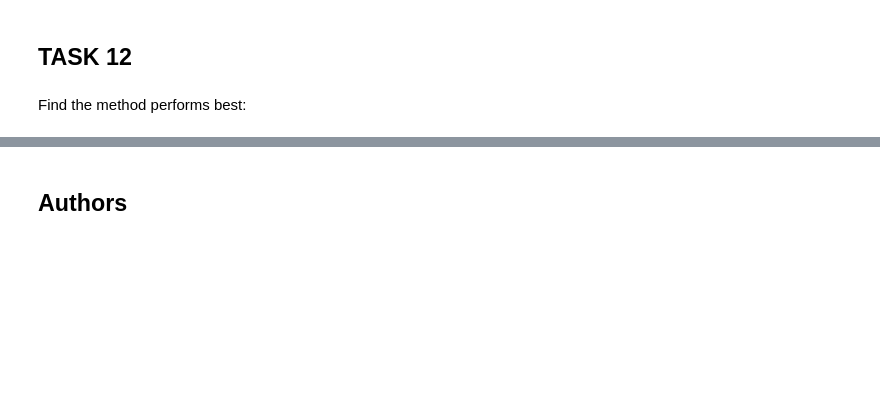
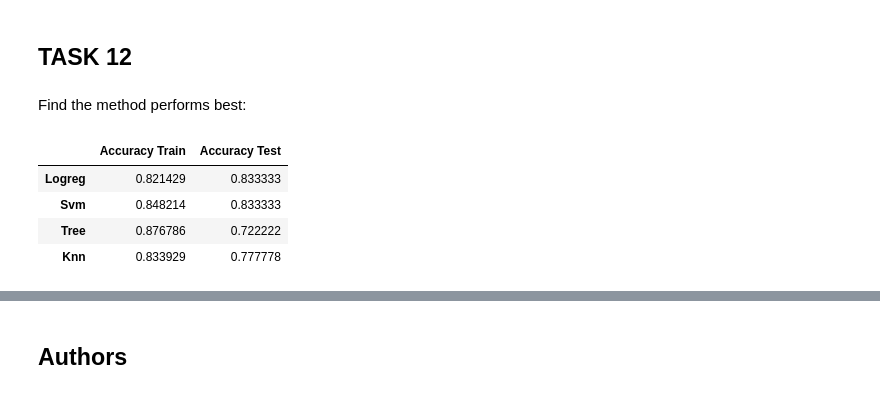
Before and after one commit to Sankethhhh/IBM-Data-Science-Course, a Jupyter notebook: Capstone-project/SpaceX_Machine_Learning_Prediction_Part_5.jupyterlite.ipynb, the cells around one changed output, grey strips where cells are left out. Drawn from its saved outputs; the diff is of its cells as text; code cells hidden in the pictures; blank space fills up the shorter version.

```diff
--- a/Capstone-project/SpaceX_Machine_Learning_Prediction_Part_5.jupyterlite.ipynb
+++ b/Capstone-project/SpaceX_Machine_Learning_Prediction_Part_5.jupyterlite.ipynb
@@ -185,3 +264,6 @@ parameters = {'criterion': ['gini', 'entropy'],
      'min_samples_split': [2, 5, 10]}
 
 tree = DecisionTreeClassifier()
+# %%
+tree_cv = GridSearchCV(tree, parameters, cv=10)
+tree_cv.fit(X_train, Y_train)
@@ -223,3 +353,23 @@ plot_confusion_matrix(Y_test,yhat)
 ## TASK  12
 # %% [markdown]
 Find the method performs best:
+# %%
+methods = ['Logreg','Svm','Tree','Knn']
+accs_train = [logreg_cv.best_score_, svm_cv.best_score_, tree_cv.best_score_, knn_cv.best_score_]
+accs_test = [acc_logreg_test_data, acc_svm_test_data, acc_tree_test_data, acc_knn_test_data]
+
+dict_meth_accs = {}
+
+for i in range(len(methods)):
+    dict_meth_accs[methods[i]] = [accs_train[i], accs_test[i]]
+
+df = pd.DataFrame.from_dict(dict_meth_accs, orient='index')
+df.rename(columns={0: 'Accuracy Train', 1: 'Accuracy Test'}, inplace = True)
+
+df.head()
+# %% [output]
+|  | Accuracy Train | Accuracy Test |
+| Logreg | 0.821429 | 0.833333 |
+| Svm | 0.848214 | 0.833333 |
+| Tree | 0.876786 | 0.722222 |
+| Knn | 0.833929 | 0.777778 |
```
Also changed, not shown: parts of 32 cells of this notebook.
